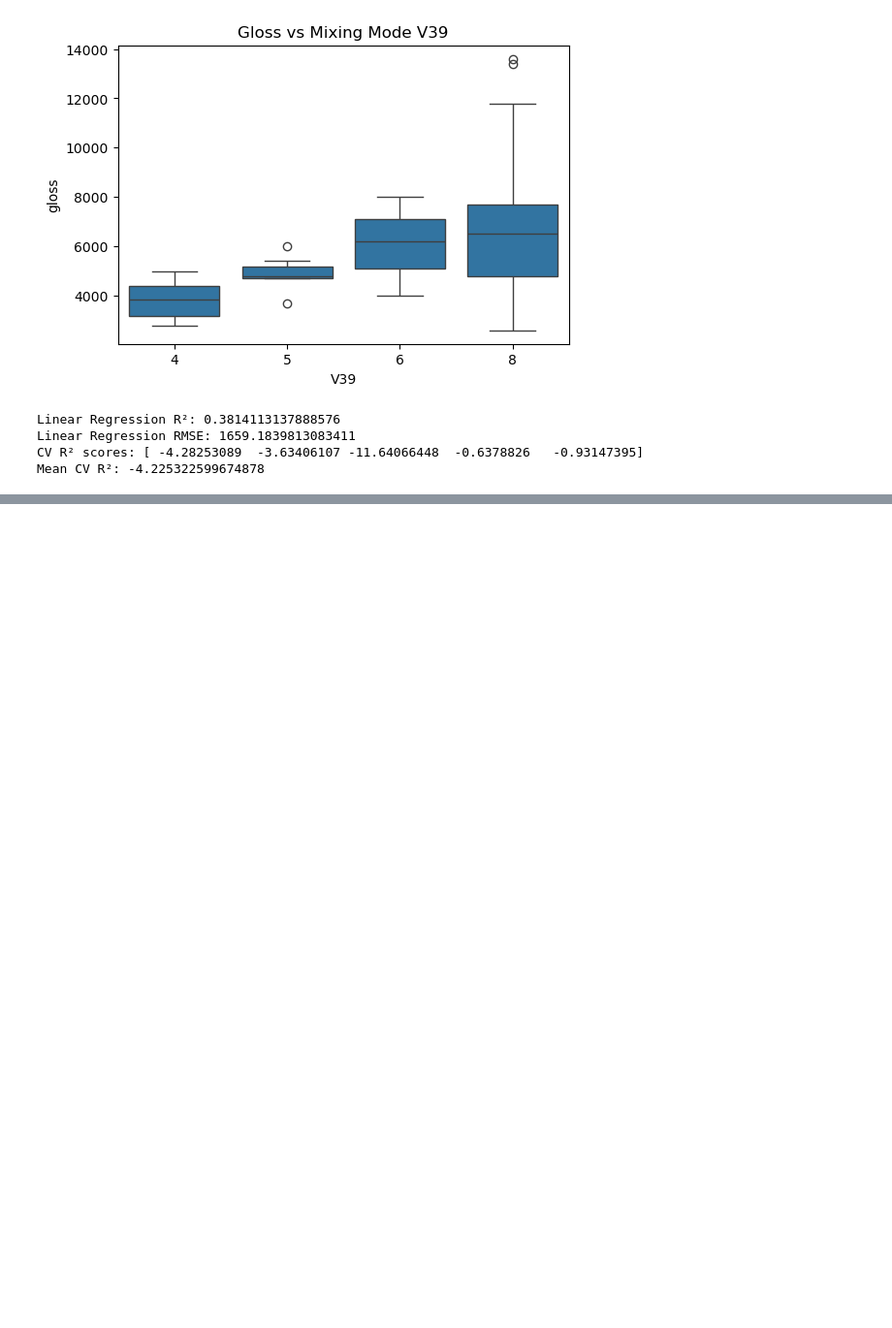
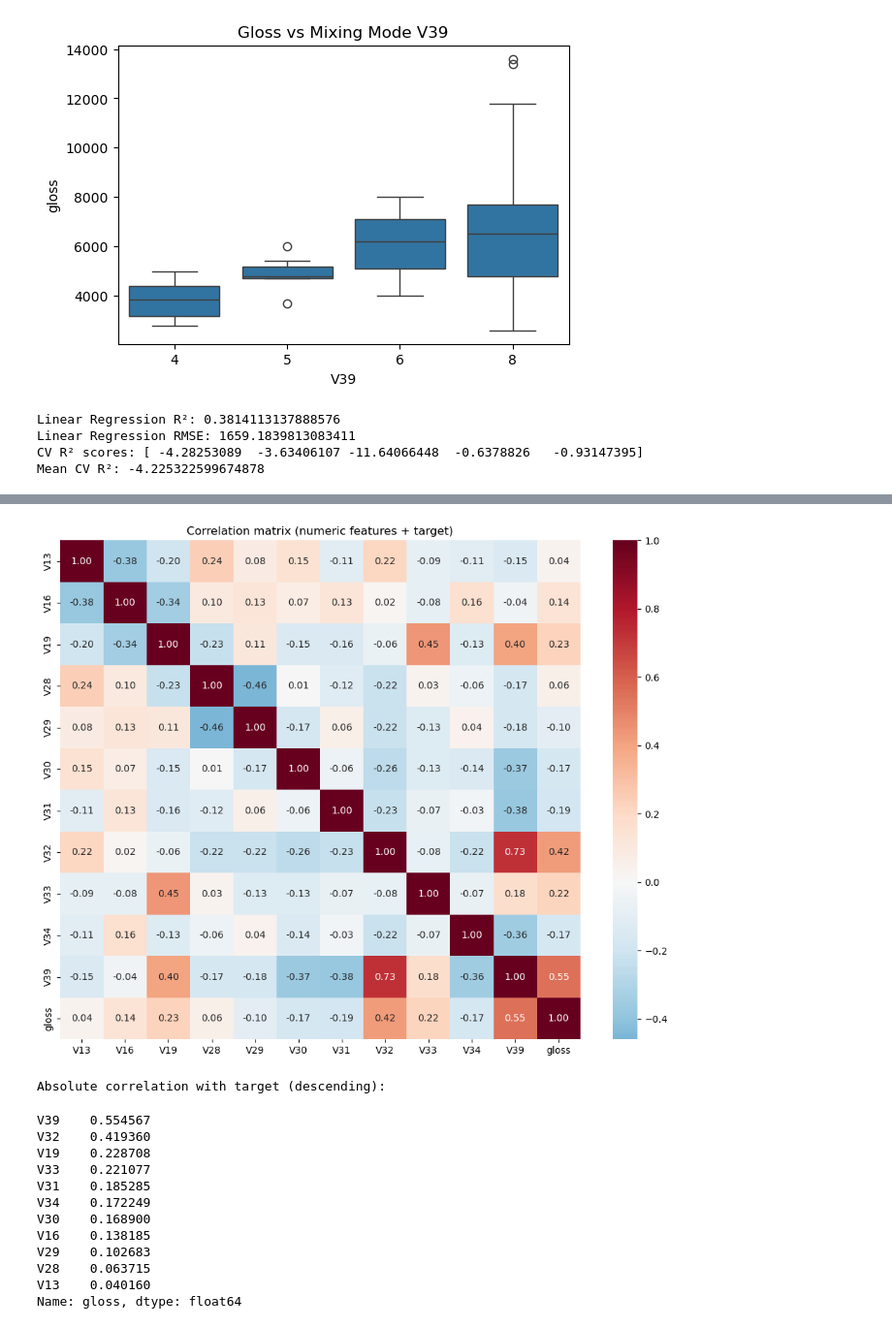
Before and after one commit to hariharan14-bit/Data_science_for_process_engineering, a Jupyter notebook: Exercise/Task 1.ipynb, the cells around one changed output, grey strips where cells are left out. Shown at 97% size. Cells and saved outputs as stored; diff of their text form; code cells hidden in the pictures; blank space fills up the shorter version.

```diff
--- a/Exercise/Task 1.ipynb
+++ b/Exercise/Task 1.ipynb
@@ -3,7 +3,7 @@ import matplotlib.pyplot as plt
 import seaborn as sns
 import pandas as pd
 # %%
-df = pd.read_excel("data/Aufgabe_1_Gloss_Optimization.xlsx")
+df = pd.read_excel("Aufgabe_1_Gloss_Optimization.xlsx")
 df
 # %% [output]
 |  | V13 | V15 | V16 | V18 | V19 | V21 | V28 | V29 | V30 | V31 | V32 | ... |
@@ -172,0 +351,30 @@ Mean CV R²: -4.225322599674878
+# %%
+if len(num_features) > 0:
+    corr = df[num_features + [TARGET]].corr()
+    plt.figure(figsize=(10,8))
+    sns.heatmap(corr, annot=True, fmt=".2f", cmap="RdBu_r", center=0)
+    plt.title("Correlation matrix (numeric features + target)")
+    plt.tight_layout()
+    plt.show()
+
+    # Correlation with target
+    corr_to_target = corr[TARGET].drop(labels=[TARGET]).abs().sort_values(ascending=False)
+    print("Absolute correlation with target (descending):")
+    display(corr_to_target)
+else:
+    print("No numeric features to compute correlations.")
+# %% [output]
+[figure, added]
+Absolute correlation with target (descending):
+V39    0.554567
+V32    0.419360
+V19    0.228708
+V33    0.221077
+V31    0.185285
+V34    0.172249
+V30    0.168900
+V16    0.138185
+V29    0.102683
+V28    0.063715
+V13    0.040160
+Name: gloss, dtype: float64
```
Also changed, not shown: parts of 28 cells of this notebook.
